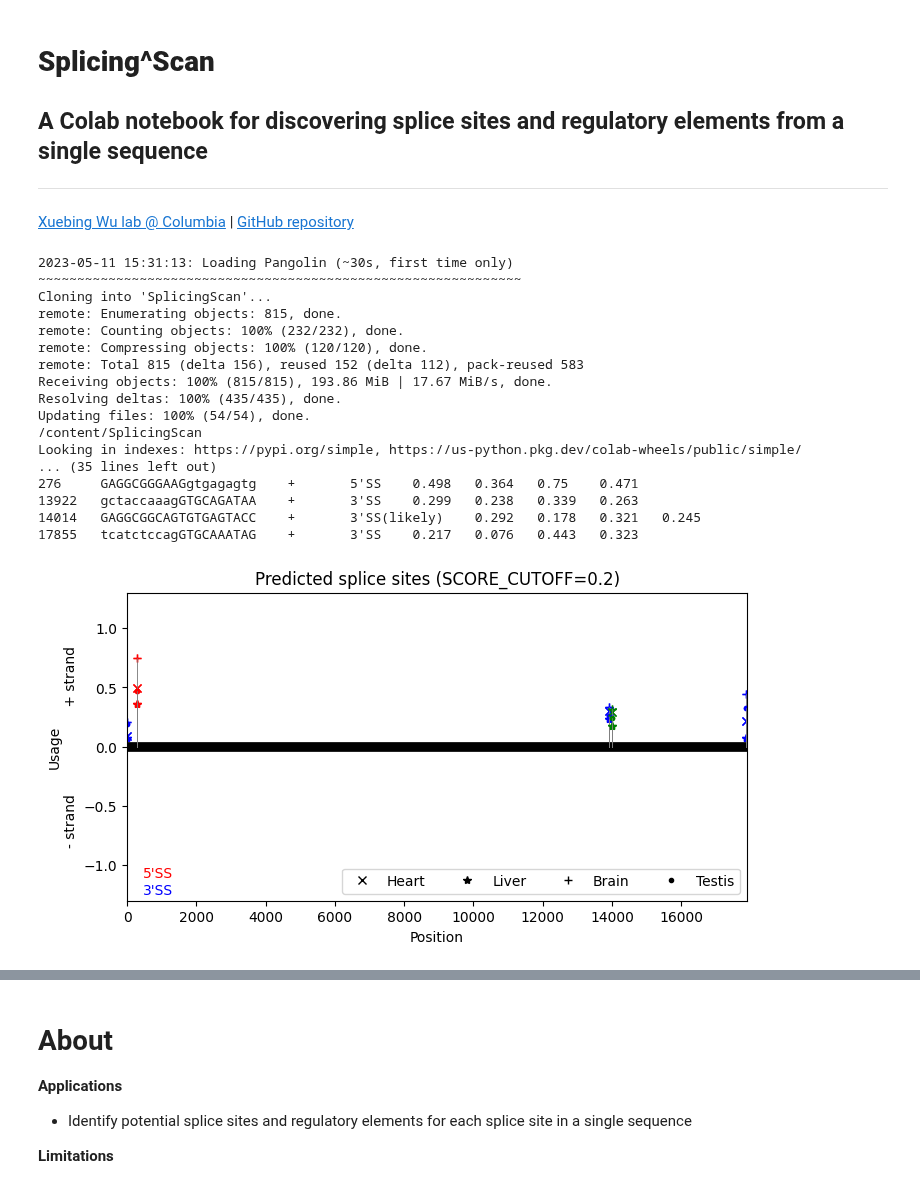
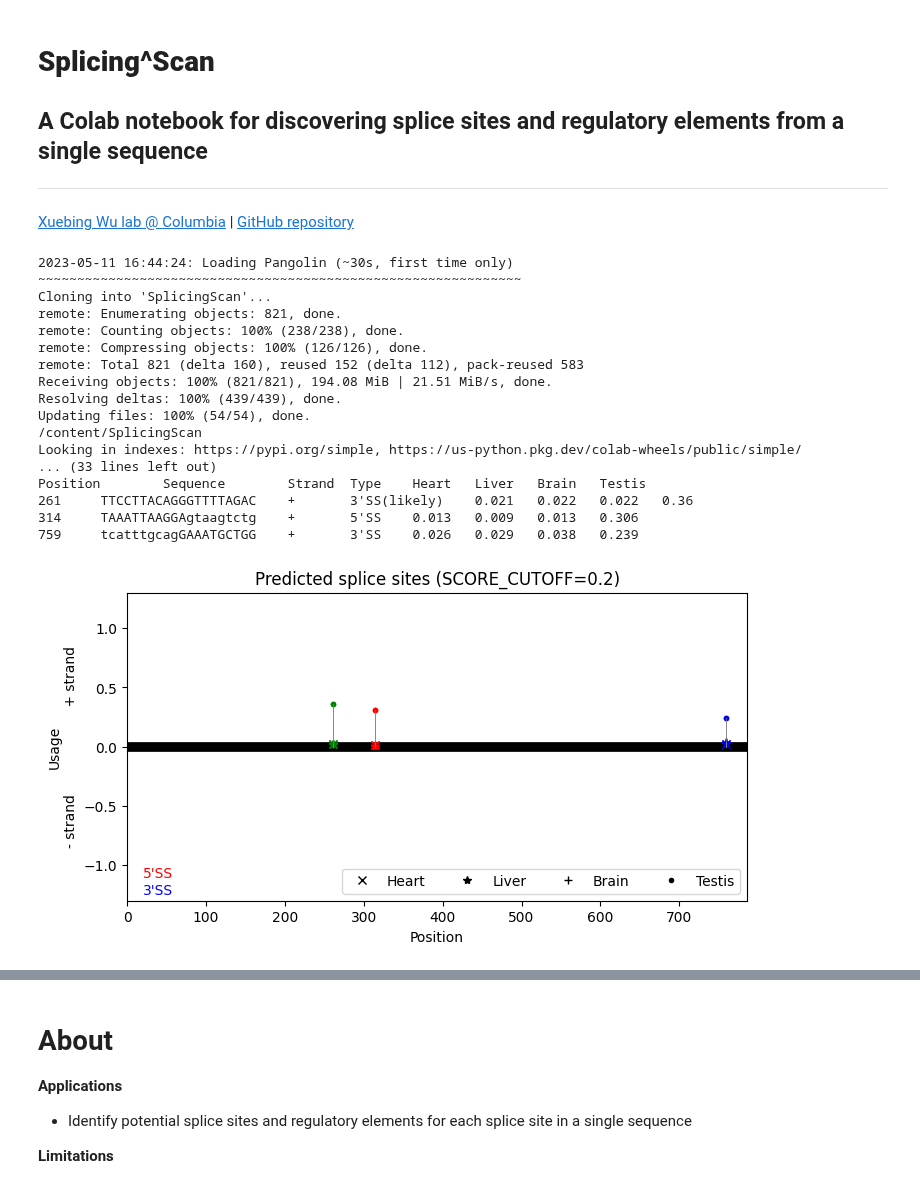
Before and after one commit to xuebingwu/Pangolin, a Jupyter notebook: splicingScan.ipynb, the cells around one changed output, grey strips where cells are left out. Saved outputs shown, nothing was run; the diff lists cells and outputs as text; code cells hidden in the pictures.

```diff
--- a/splicingScan.ipynb
+++ b/splicingScan.ipynb
@@ -22,7 +22,7 @@ from tqdm.notebook import tqdm
 ######### options
 
 ########## input
-INPUT = "MAPT exon 10"#@param ["Paste your sequence or select a sample sequence (default: SRSF3 skipped exon)","GAPDH pre-mRNA", "EGFP + CENPB 3' UTR reporter","SMN2 exon 7","MAPT exon 10"] {allow-input: true}
+INPUT = "SMN2 exon 7"#@param ["Paste your sequence or select a sample sequence (default: SRSF3 skipped exon)","GAPDH pre-mRNA", "EGFP + CENPB 3' UTR reporter","SMN2 exon 7","MAPT exon 10"] {allow-input: true}
 #INPUT = "Paste your sequence or select a sample sequence (default: ACTB pre-mRNA)"#@param ["ACTB pre-mRNA", "GAPDH pre-mRNA", "EGFP + CENPB 3' UTR reporter"] {allow-input: true}
 
 #@markdown - To run: click `Runtime` -> `Run all` in the menu bar, or click the triangle play/run button on the left
@@ -93,43 +93,43 @@ elif seq == "Paste your sequence or select a sample sequence (default: SRSF3 ski
 else: # user input
   # clean up sequence: upper case, remove space, RNA->DNA
   seq = seq.upper().replace('U','T').replace(' ','')
   # if contains non ACGT letters:
   if not all(char in 'ACGT' for char in seq):
     print("\n\n")
     print('\n'+ bcolors.BOLD +bcolors.FAIL + "WARNING: Your sequence contains non A/C/G/T letters!"+bcolors.ENDC)
     L0  = len(seq)
     seq = re.sub('[^ACGT]+', '', seq)
     L1 = len(seq)
     print(L0-L1,'non A/C/G/T base(s) removed!'+bcolors.ENDC)
     exit()
 
 
 print('\n\n'+ bcolors.BOLD +bcolors.OKBLUE + "OUTPUT"  +bcolors.ENDC)
 
 
 # delete output files from a previous run
 os.system('rm *.pdf *.txt *.zip')
 
 sites, models = predict_splice_sites(seq,model_nums,SCORE_TYPE,SCORE_CUTOFF,tissues)
 # %% [output]
-2023-05-11 15:31:13: Loading Pangolin (~30s, first time only)
+2023-05-11 16:44:24: Loading Pangolin (~30s, first time only)
 ~~~~~~~~~~~~~~~~~~~~~~~~~~~~~~~~~~~~~~~~~~~~~~~~~~~~~~~~~~~~~~
 Cloning into 'SplicingScan'...
-remote: Enumerating objects: 815, done.
-remote: Counting objects: 100% (232/232), done.
-remote: Compressing objects: 100% (120/120), done.
-remote: Total 815 (delta 156), reused 152 (delta 112), pack-reused 583
-Receiving objects: 100% (815/815), 193.86 MiB | 17.67 MiB/s, done.
-Resolving deltas: 100% (435/435), done.
+remote: Enumerating objects: 821, done.
+remote: Counting objects: 100% (238/238), done.
+remote: Compressing objects: 100% (126/126), done.
+remote: Total 821 (delta 160), reused 152 (delta 112), pack-reused 583
+Receiving objects: 100% (821/821), 194.08 MiB | 21.51 MiB/s, done.
+Resolving deltas: 100% (439/439), done.
 Updating files: 100% (54/54), done.
 /content/SplicingScan
 Looking in indexes: https://pypi.org/simple, https://us-python.pkg.dev/colab-wheels/public/simple/
-... (35 lines left out)
-276     GAGGCGGGAAGgtgagagtg    +       5'SS    0.498   0.364   0.75    0.471
-13922   gctaccaaagGTGCAGATAA    +       3'SS    0.299   0.238   0.339   0.263
-14014   GAGGCGGCAGTGTGAGTACC    +       3'SS(likely)    0.292   0.178   0.321   0.245
-17855   tcatctccagGTGCAAATAG    +       3'SS    0.217   0.076   0.443   0.323
+... (33 lines left out)
+Position        Sequence        Strand  Type    Heart   Liver   Brain   Testis
+261     TTCCTTACAGGGTTTTAGAC    +       3'SS(likely)    0.021   0.022   0.022   0.36
+314     TAAATTAAGGAgtaagtctg    +       5'SS    0.013   0.009   0.013   0.306
+759     tcatttgcagGAAATGCTGG    +       3'SS    0.026   0.029   0.038   0.239
-[figure, old version]
+[figure, new version]
 # %%
 
 #@title Step 2: Discover regulatory elements
```
Also changed, not shown: parts of 2 cells of this notebook.
